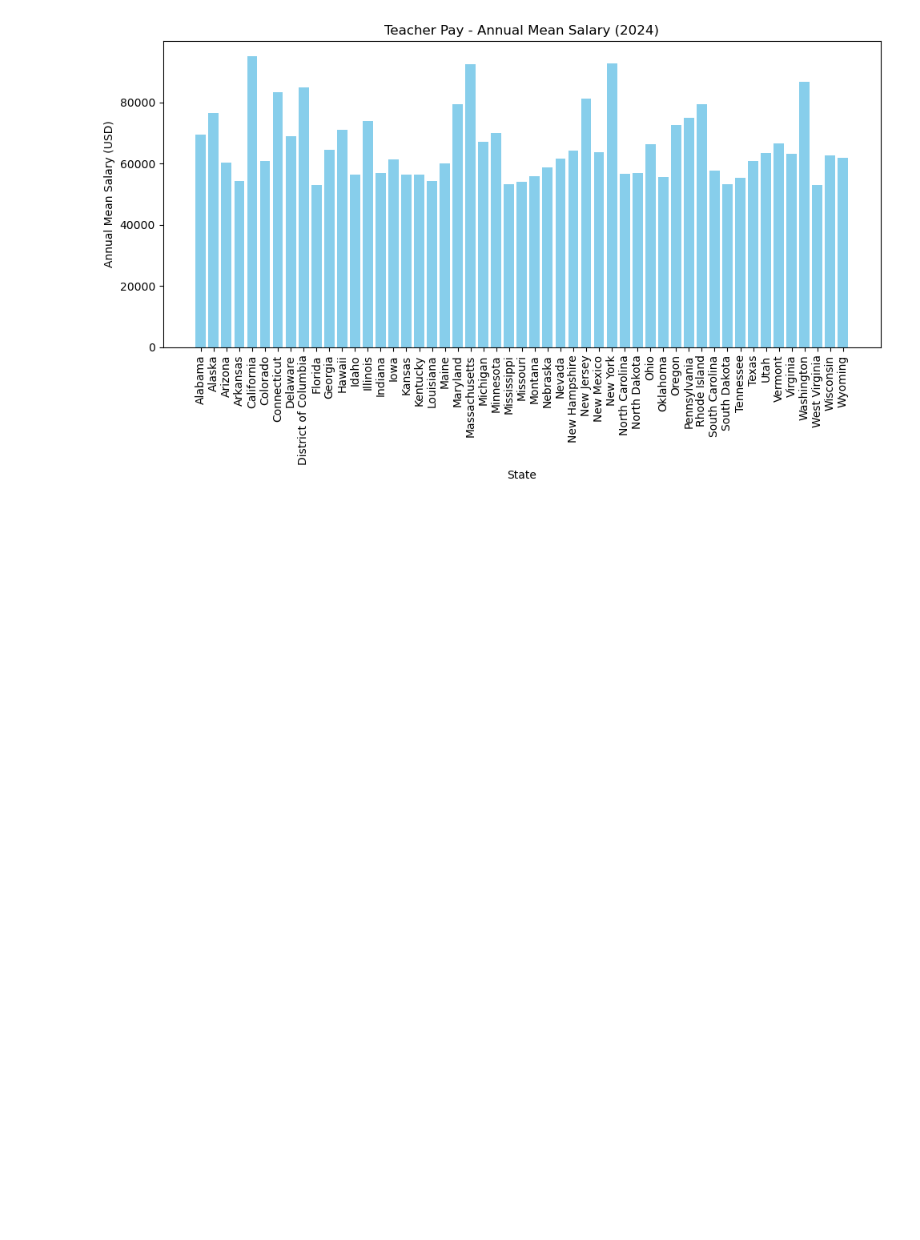
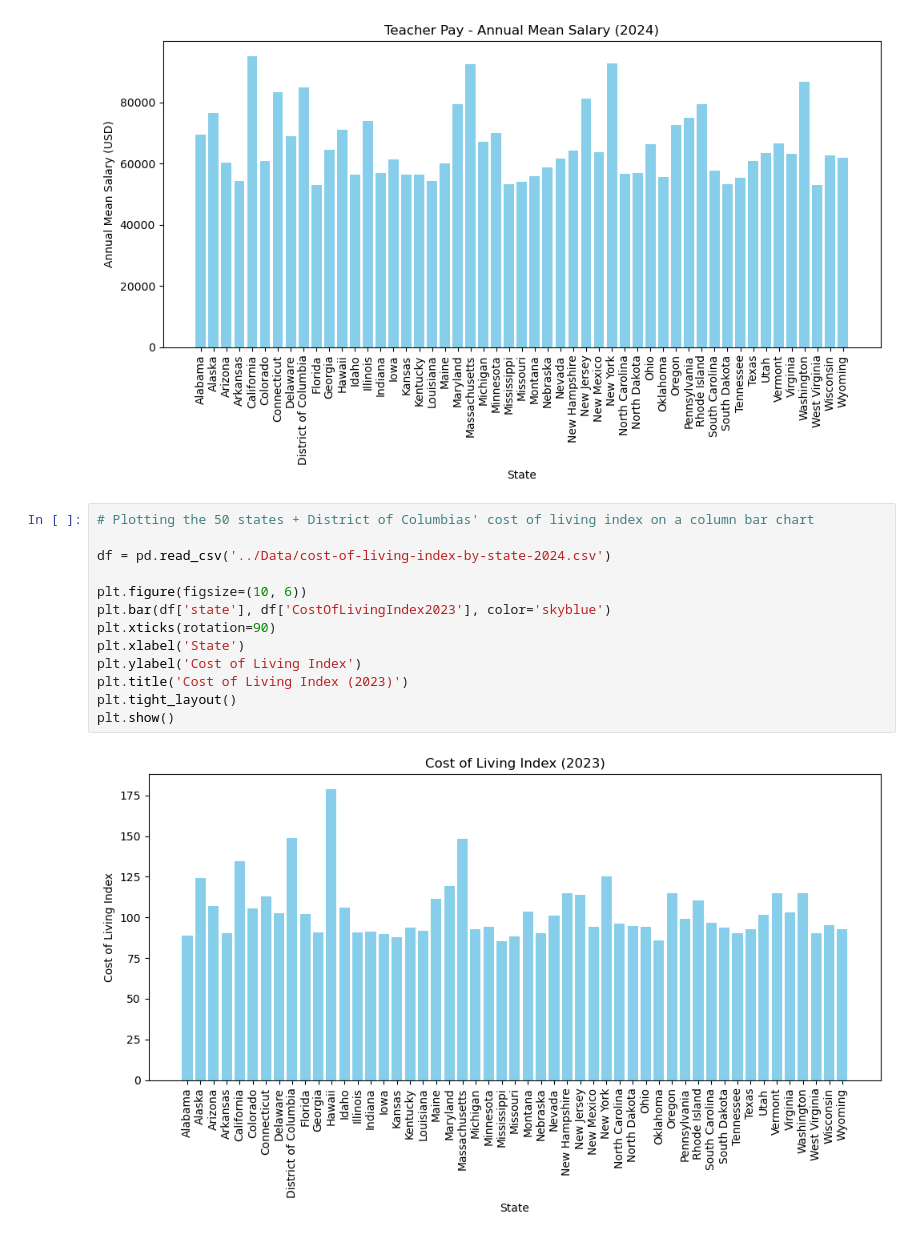
Before and after one commit to Fratu223/Teacher_Salary_Analysis, a Jupyter notebook: Notebooks/Visuals.ipynb, the cells around one changed output. Drawn from its saved outputs; the diff is of its cells as text; blank space fills up the shorter version.

Commit message:
Update Visuals.ipynb
Plotting the 50 states + District of Columbias' cost of living index on a column bar chart

```diff
--- a/Notebooks/Visuals.ipynb
+++ b/Notebooks/Visuals.ipynb
@@ -18,3 +18,18 @@ plt.tight_layout()
 plt.show()
 # %% [output]
 [figure]
+# %%
+# Plotting the 50 states + District of Columbias' cost of living index on a column bar chart
+
+df = pd.read_csv('../Data/cost-of-living-index-by-state-2024.csv')
+
+plt.figure(figsize=(10, 6))
+plt.bar(df['state'], df['CostOfLivingIndex2023'], color='skyblue')
+plt.xticks(rotation=90)
+plt.xlabel('State')
+plt.ylabel('Cost of Living Index')
+plt.title('Cost of Living Index (2023)')
+plt.tight_layout()
+plt.show()
+# %% [output]
+[figure, added]
```
